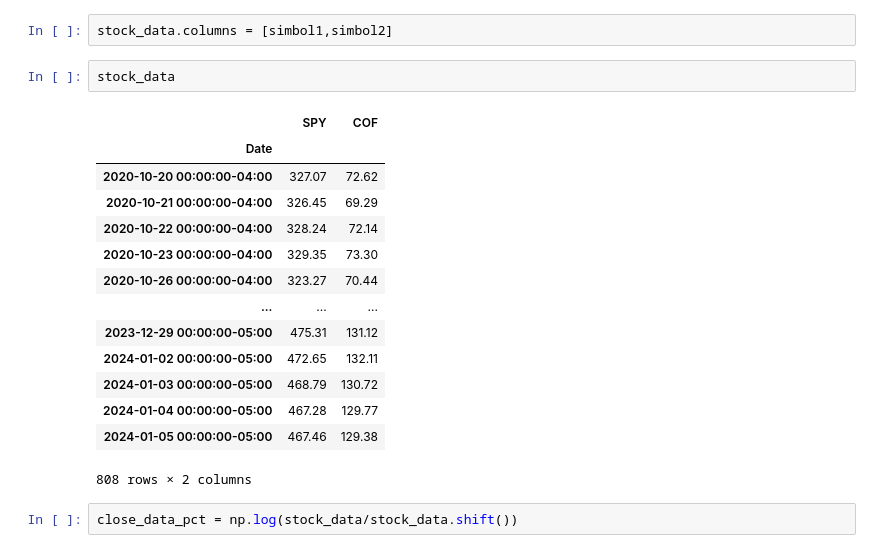
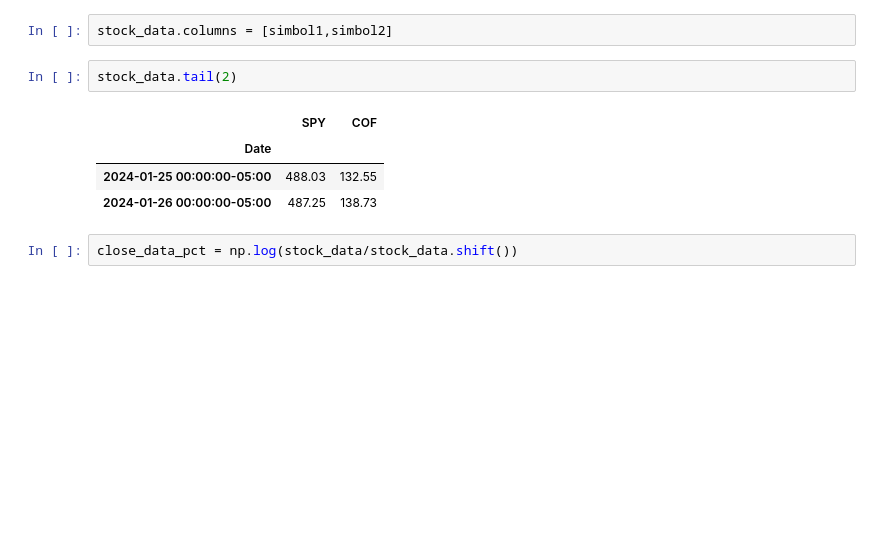
Before and after one commit to paul10116/Stock-Market, a Jupyter notebook: code_examples/linearreg.ipynb, the cells around one changed output. Drawn from its saved outputs; the diff is of its cells as text; blank space fills up the shorter version.

```diff
--- a/code_examples/linearreg.ipynb
+++ b/code_examples/linearreg.ipynb
@@ -22,21 +22,11 @@ stock_data = pd.concat([stock_data1.Close, stock_data2.Close], axis=1)
 # %%
 stock_data.columns = [simbol1,simbol2]
 # %%
-stock_data
+stock_data.tail(2)
 # %% [output]
 |  | SPY | COF |
 | Date |  |  |
-| 2020-10-20 00:00:00-04:00 | 327.07 | 72.62 |
-| 2020-10-21 00:00:00-04:00 | 326.45 | 69.29 |
-| 2020-10-22 00:00:00-04:00 | 328.24 | 72.14 |
-| 2020-10-23 00:00:00-04:00 | 329.35 | 73.30 |
-| 2020-10-26 00:00:00-04:00 | 323.27 | 70.44 |
-| ... | ... | ... |
-| 2023-12-29 00:00:00-05:00 | 475.31 | 131.12 |
-| 2024-01-02 00:00:00-05:00 | 472.65 | 132.11 |
-| 2024-01-03 00:00:00-05:00 | 468.79 | 130.72 |
-| 2024-01-04 00:00:00-05:00 | 467.28 | 129.77 |
-| 2024-01-05 00:00:00-05:00 | 467.46 | 129.38 |
+| 2024-01-25 00:00:00-05:00 | 488.03 | 132.55 |
+| 2024-01-26 00:00:00-05:00 | 487.25 | 138.73 |
-808 rows × 2 columns
 # %%
 close_data_pct = np.log(stock_data/stock_data.shift())
```
Also changed, not shown: parts of 7 cells of this notebook, 18 other files.
